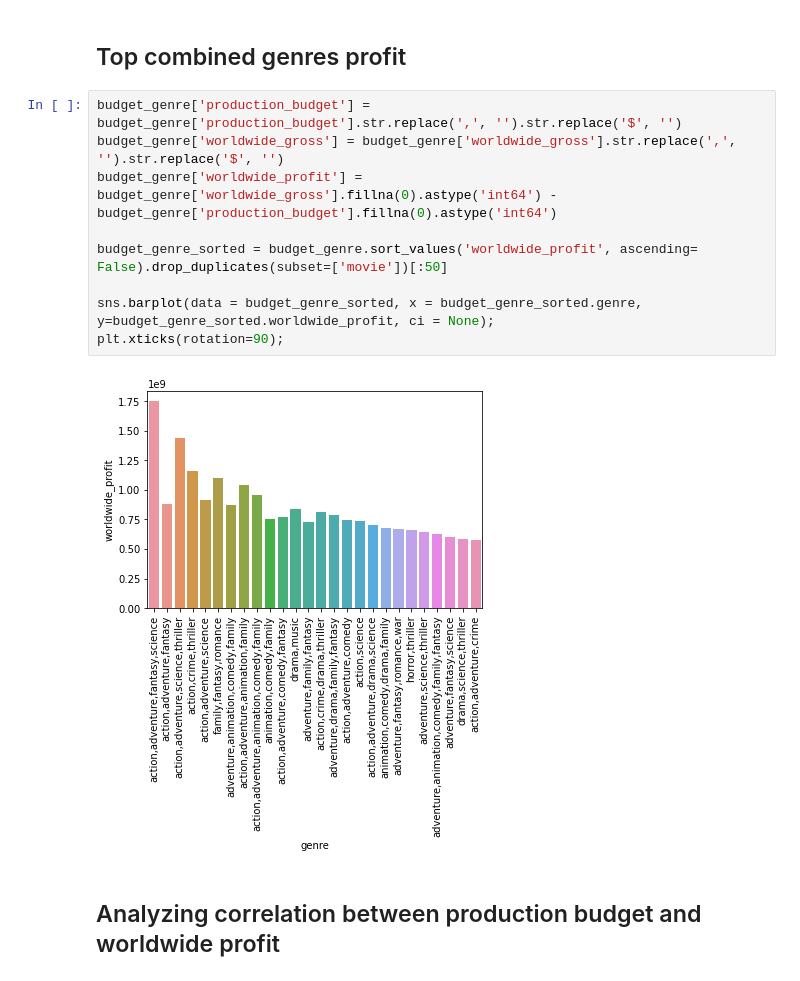
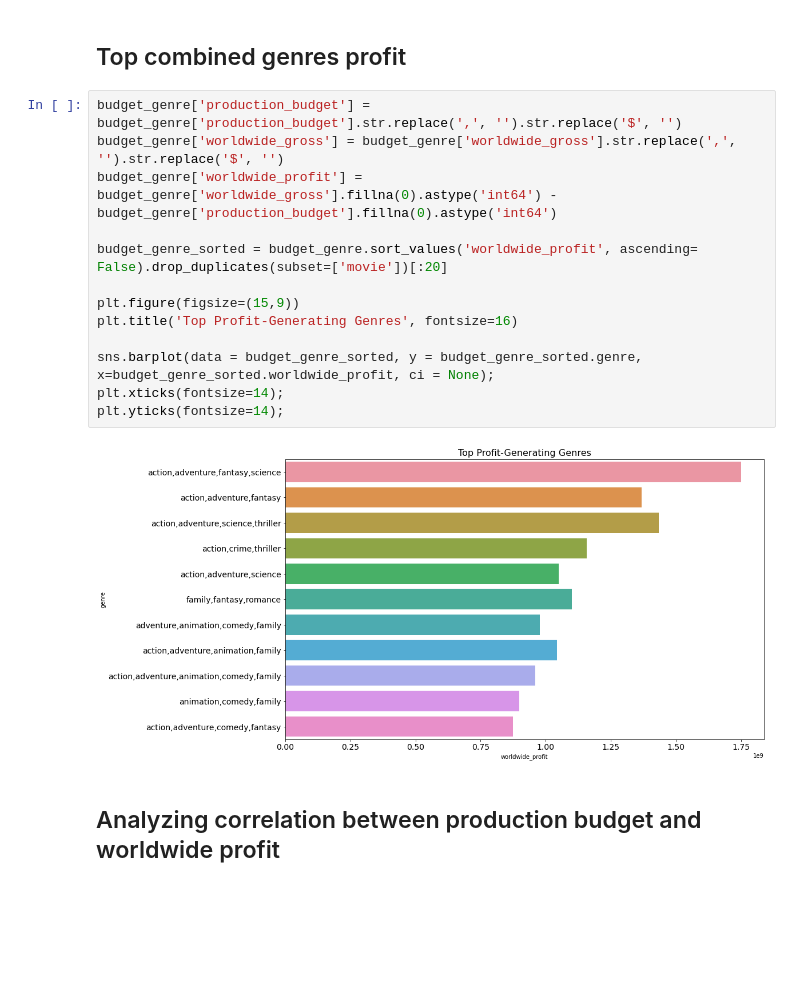
Before and after one commit to bkokin/semester_1_capstone, a Jupyter notebook: Capstone 1.ipynb, the cells around one changed output. Cells and saved outputs as stored; diff of their text form; blank space fills up the shorter version.

```diff
--- a/Capstone 1.ipynb
+++ b/Capstone 1.ipynb
@@ -108,14 +115,18 @@ plt.xticks(rotation=40, horizontalalignment='right');
 # %%
 budget_genre['production_budget'] = budget_genre['production_budget'].str.replace(',', '').str.replace('$', '')
 budget_genre['worldwide_gross'] = budget_genre['worldwide_gross'].str.replace(',', '').str.replace('$', '')
 budget_genre['worldwide_profit'] = budget_genre['worldwide_gross'].fillna(0).astype('int64') - budget_genre['production_budget'].fillna(0).astype('int64')
 
-budget_genre_sorted = budget_genre.sort_values('worldwide_profit', ascending= False).drop_duplicates(subset=['movie'])[:50]
+budget_genre_sorted = budget_genre.sort_values('worldwide_profit', ascending= False).drop_duplicates(subset=['movie'])[:20]
 
-sns.barplot(data = budget_genre_sorted, x = budget_genre_sorted.genre, y=budget_genre_sorted.worldwide_profit, ci = None);
-plt.xticks(rotation=90);
+plt.figure(figsize=(15,9))
+plt.title('Top Profit-Generating Genres', fontsize=16)
+
+sns.barplot(data = budget_genre_sorted, y = budget_genre_sorted.genre, x=budget_genre_sorted.worldwide_profit, ci = None);
+plt.xticks(fontsize=14);
+plt.yticks(fontsize=14);
 # %% [output]
-[figure, old version]
+[figure, new version]
 # %% [markdown]
 ## Analyzing correlation between production budget and worldwide profit
 # %%
```
Also changed, not shown: parts of 4 cells of this notebook.
